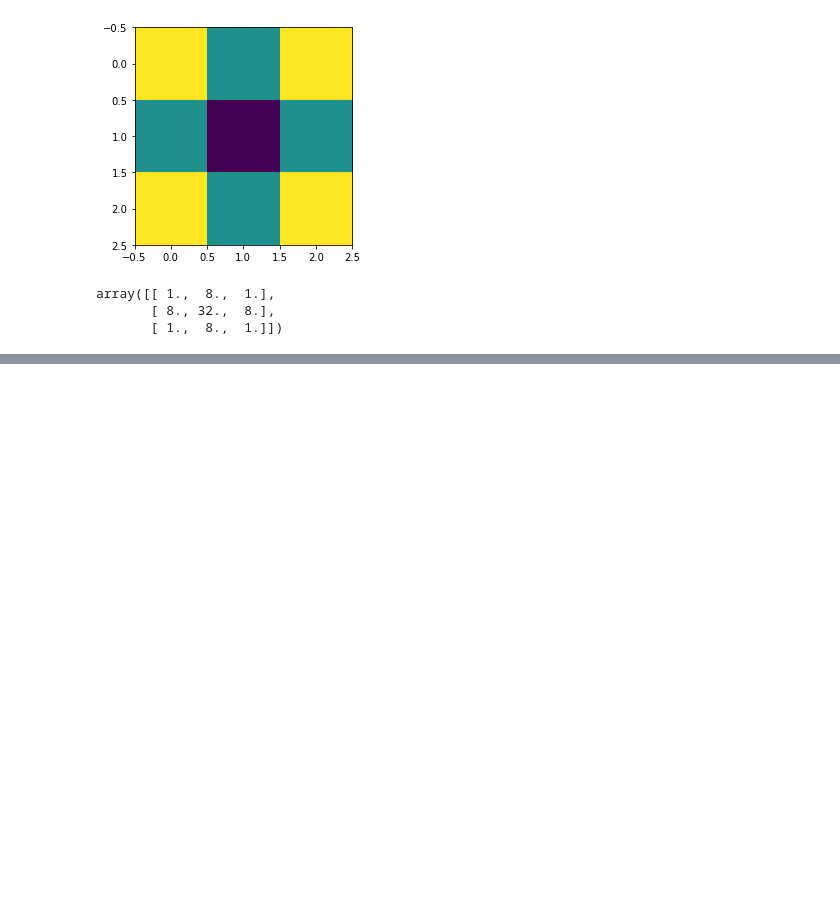
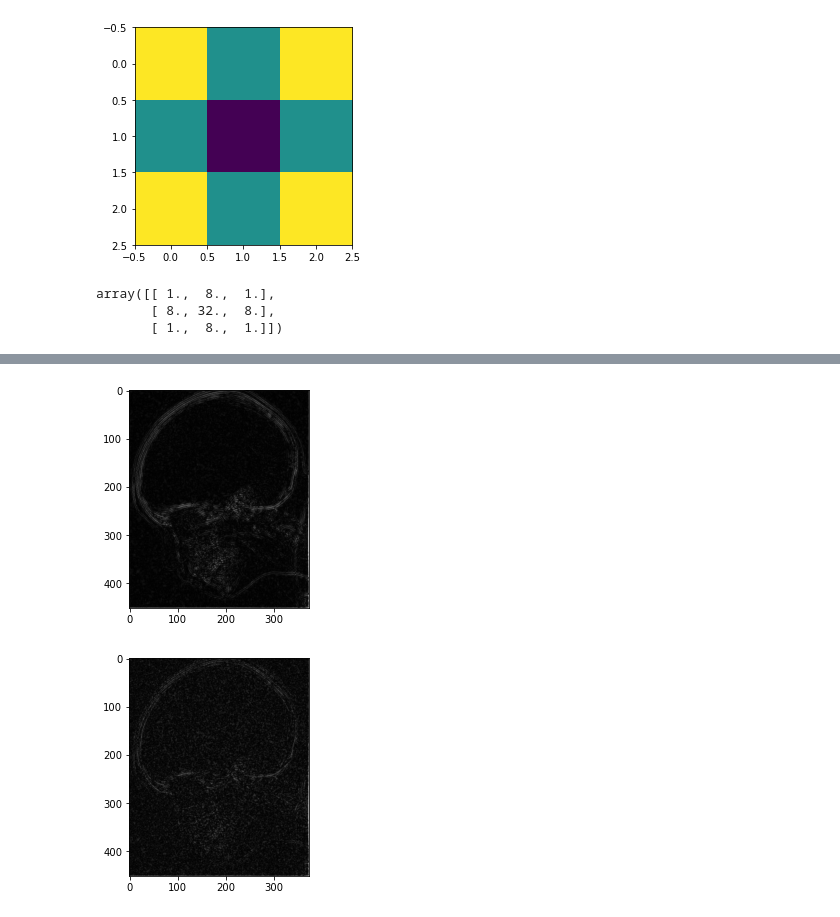
Before and after one commit to amirhdre/DigitalImageProcessing---Spring2021, a Jupyter notebook: HW3-Extra/HW3-Extra-9733023.ipynb, the cells around one changed output, grey strips where cells are left out. Saved outputs shown, nothing was run; the diff lists cells and outputs as text; code cells hidden in the pictures; blank space fills up the shorter version.

```diff
--- a/HW3-Extra/HW3-Extra-9733023.ipynb
+++ b/HW3-Extra/HW3-Extra-9733023.ipynb
@@ -73,0 +347,11 @@ array([[ 1.,  8.,  1.],
+# %%
+org_image = cv2.imread("ctskull_org.png", flags=cv2.IMREAD_GRAYSCALE)
+
+noise = np.abs(org_image-res)
+plt.imshow(noise, cmap='gray'); plt.show();
+
+noise2 = np.abs(org_image-res2)
+plt.imshow(noise2, cmap='gray'); plt.show();
+# %% [output]
+[figure, added]
+[figure, added]
```
Also changed, not shown: parts of 29 cells of this notebook, 4 other files.
